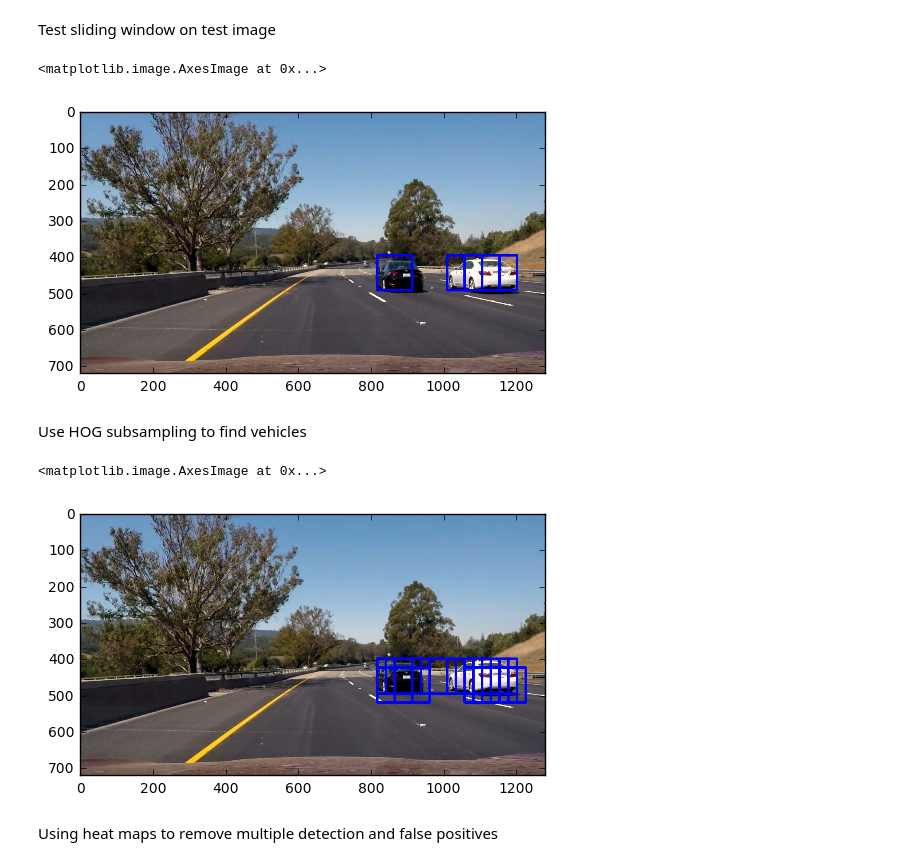
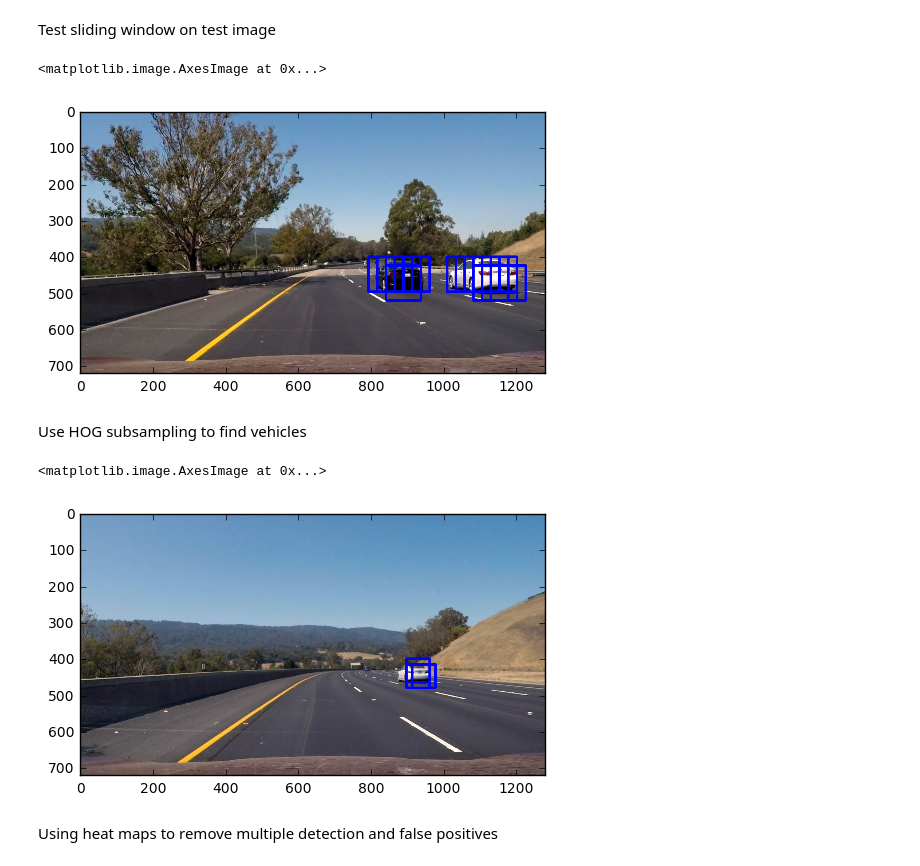
Before and after one commit to toluwajosh/CarND-Vehicle-Detection, a Jupyter notebook: pipeline_session.ipynb, the cells around one changed output. Saved outputs shown, nothing was run; the diff lists cells and outputs as text; code cells hidden in the pictures.

```diff
--- a/pipeline_session.ipynb
+++ b/pipeline_session.ipynb
@@ -187,13 +119,13 @@ ax2.set_title('HOG Image', fontsize=30)
 # %%
-color_space = 'YCrCb' # Can be RGB, HSV, LUV, HLS, YUV, YCrCb
-orient = 9  # HOG orientations
+color_space = 'RGB' # Can be RGB, HSV, LUV, HLS, YUV, YCrCb
+orient = 8  # HOG orientations
 pix_per_cell = 8 # HOG pixels per cell
 cell_per_block = 2 # HOG cells per block
 hog_channel = 'ALL' # Can be 0, 1, 2, or "ALL"
 spatial_size = (64, 64) # Spatial binning dimensions
 hist_bins = 32    # Number of histogram bins
 spatial_feat = False # Spatial features on or off
-hist_feat = True # Histogram features on or off
+hist_feat = False # Histogram features on or off
 hog_feat = True # HOG features on or off
 y_start_stop = [480, None] # Min and max in y to search in slide_window()
 
@@ -421,8 +353,8 @@ Test sliding window on test image
 image = mpimg.imread('test_images/test6.jpg')
 draw_image = np.copy(image)
 image = image.astype(np.float32)/255
-windows = slide_window(image, x_start_stop=[None, None], y_start_stop=[300, None],
-                    xy_window=(96, 96), xy_overlap=(0.5, 0.5))
+windows = slide_window(image, x_start_stop=[None, None], y_start_stop=[400, None],
+                    xy_window=(96, 96), xy_overlap=(0.75, 0.75))
 
 hot_windows = search_windows(image, windows, svc, X_scaler, color_space=color_space,
                         spatial_size=spatial_size, hist_bins=hist_bins,
@@ -436,7 +368,7 @@ window_img = draw_boxes(draw_image, hot_windows, color=(0, 0, 255), thick=6)
 plt.imshow(window_img)
 # %% [output]
 <matplotlib.image.AxesImage at 0x...>
-[figure, old version]
+[figure, new version]
 # %% [markdown]
 Use HOG subsampling to find vehicles
 # %%
@@ -507,8 +439,8 @@ def find_cars(img, ystart, ystop, scale, svc, X_scaler, orient, pix_per_cell, ce
 
 
             # Scale features and make a prediction
-            #test_features = X_scaler.transform(np.hstack((spatial_features, hist_features, hog_features)).reshape(1, -1))
-            test_features = X_scaler.transform(np.hstack((hist_features, hog_features)).reshape(1, -1))
+            test_features = X_scaler.transform(np.hstack((spatial_features, hist_features, hog_features)).reshape(1, -1))
+            #test_features = X_scaler.transform(np.hstack((hist_features, hog_features)).reshape(1, -1))
             test_prediction = svc.predict(test_features)
             #test_prediction = svc.predict(hog_features)
 
@@ -521,18 +453,18 @@ def find_cars(img, ystart, ystop, scale, svc, X_scaler, orient, pix_per_cell, ce
 
     return draw_img, bboxes
 # %%
-image = mpimg.imread('test_images/test6.jpg')
+image = mpimg.imread('test_images/test3.jpg')
 ystart = 400
 ystop = 656
-scale = 1.5
+scale = 1.0
 out_img, bboxes = find_cars(image, ystart=ystart, ystop=ystop, scale=scale,
                     svc=svc, X_scaler=X_scaler, orient=9, pix_per_cell=8,
-                    cell_per_block=2, spatial_size=(32,32), hist_bins=32)
+                    cell_per_block=2, spatial_size=(64,64), hist_bins=32)
 
 plt.imshow(out_img)
 # %% [output]
 <matplotlib.image.AxesImage at 0x...>
-[figure, old version]
+[figure, new version]
 # %% [markdown]
 Using heat maps to remove multiple detection and false positives
 # %%
```
Also changed, not shown: parts of 10 cells of this notebook, 1 other file.
